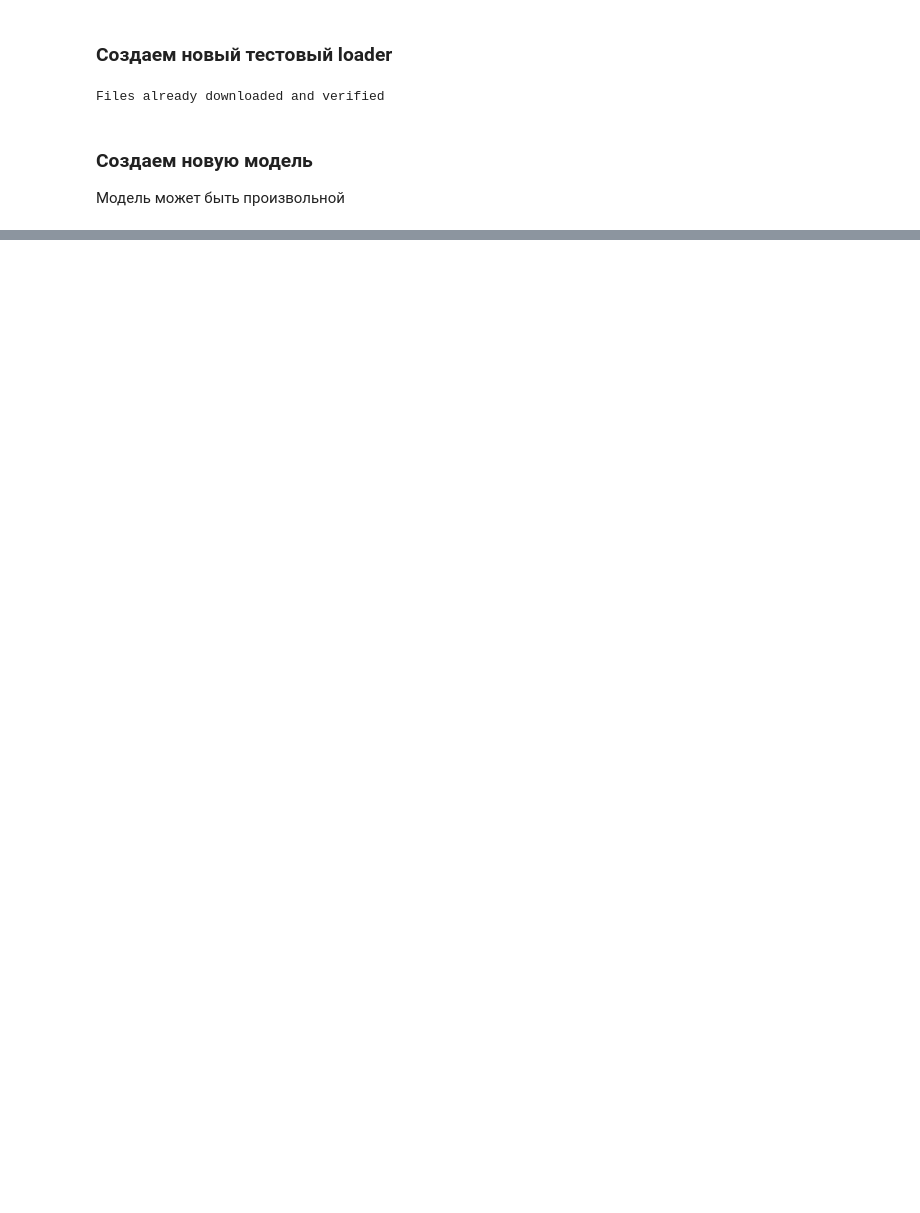
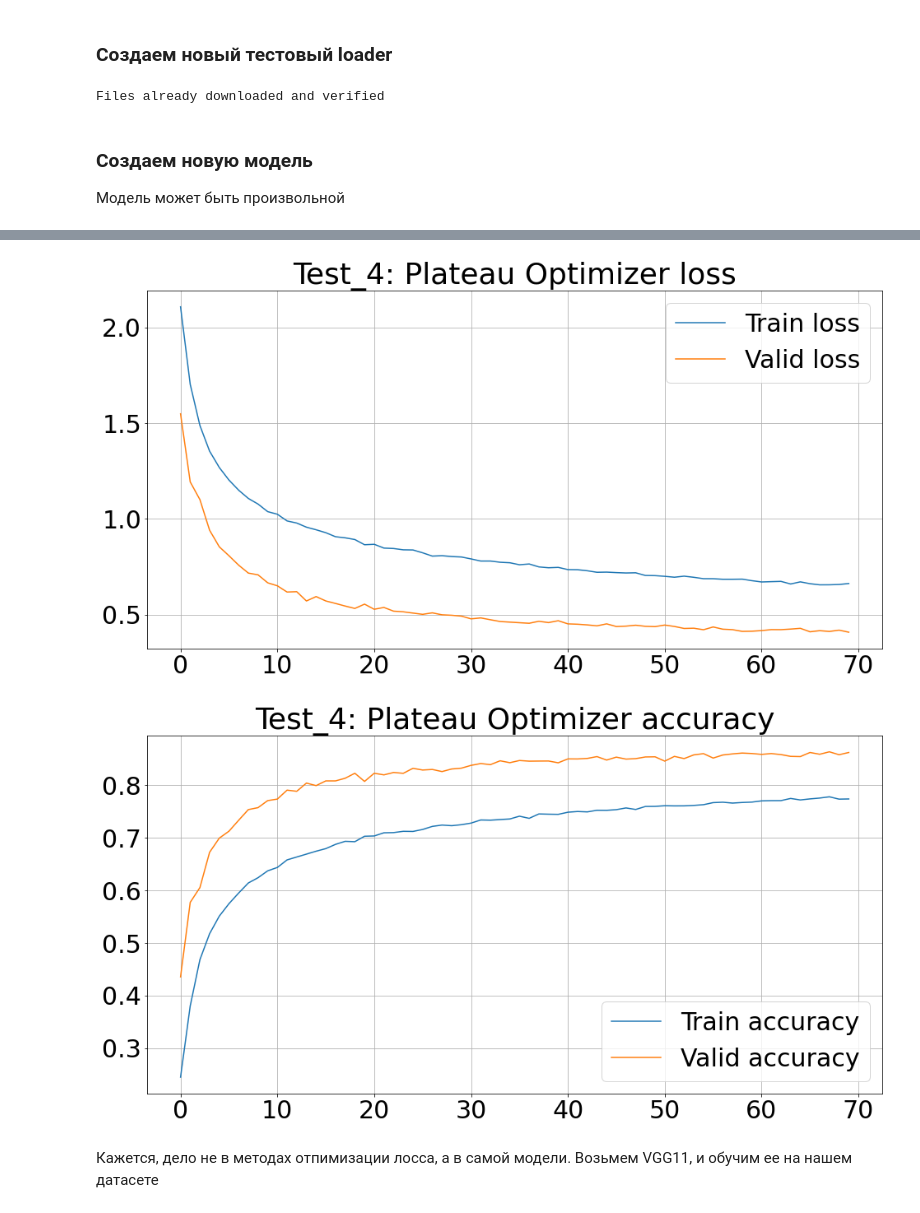
Before and after one commit to gavlique/Karpov_DS, a Jupyter notebook: deep/4 - RegularizeConvNet.ipynb, the cells around one changed output, grey strips where cells are left out. Saved outputs shown, nothing was run; the diff lists cells and outputs as text; code cells hidden in the pictures; blank space fills up the shorter version.

```diff
--- a/deep/4 - RegularizeConvNet.ipynb
+++ b/deep/4 - RegularizeConvNet.ipynb
@@ -371,7 +373,7 @@ def create_advanced_conv_cifar():
 
         nn.Linear(4 * 4 * 128, 512),
         nn.BatchNorm1d(512),
-        nn.Dropout(p=0.3),
+        nn.Dropout(p=0.2),
         nn.ReLU(),
         nn.Linear(512, 10)
     )
@@ -416,0 +487,45 @@ whole_train_valid_cycle_with_scheduler(new_model, 30, 'Test_2')
+# %%
+# создаем модель
+from torch.optim.lr_scheduler import ReduceLROnPlateau
+
+new_model_4 = create_advanced_conv_cifar()
+
+# Зададим функцию ошибки и оптимизатор
+loss_fn = nn.CrossEntropyLoss()
+
+optimizer = Adam(new_model_4.parameters(), lr=1e-2)
+scheduler = ReduceLROnPlateau(optimizer, mode='min', factor=0.5, patience=8)
+# %%
+def whole_train_valid_cycle_with_plateau_scheduler(model, num_epochs, title):
+    train_loss_history, valid_loss_history = [], []
+    train_accuracy_history, valid_accuracy_history = [], []
+    scheduler.last_epoch = num_epochs
+
+    for epoch in range(num_epochs):
+        train_loss, train_accuracy = train(
+            model, train_loader, optimizer, loss_fn)
+        valid_loss, valid_accuracy = evaluate(model, test_loader)
+
+        train_loss_history.append(train_loss)
+        valid_loss_history.append(valid_loss)
+
+        train_accuracy_history.append(train_accuracy)
+        valid_accuracy_history.append(valid_accuracy)
+
+        clear_output()
+
+        plot_stats(
+            train_loss_history, valid_loss_history,
+            train_accuracy_history, valid_accuracy_history,
+            title
+        )
+
+        scheduler.step(metrics=valid_loss)
+# %%
+whole_train_valid_cycle_with_plateau_scheduler(
+    new_model_4, 70, 'Test_4: Plateau Optimizer')
+# %% [output]
+[figure, added]
+[figure, added]
+# %% [markdown]
+Кажется, дело не в методах отпимизации лосса, а в самой модели. Возьмем VGG11, и обучим ее на нашем датасете
```
Also changed, not shown: parts of 27 cells of this notebook, 7 other files.
